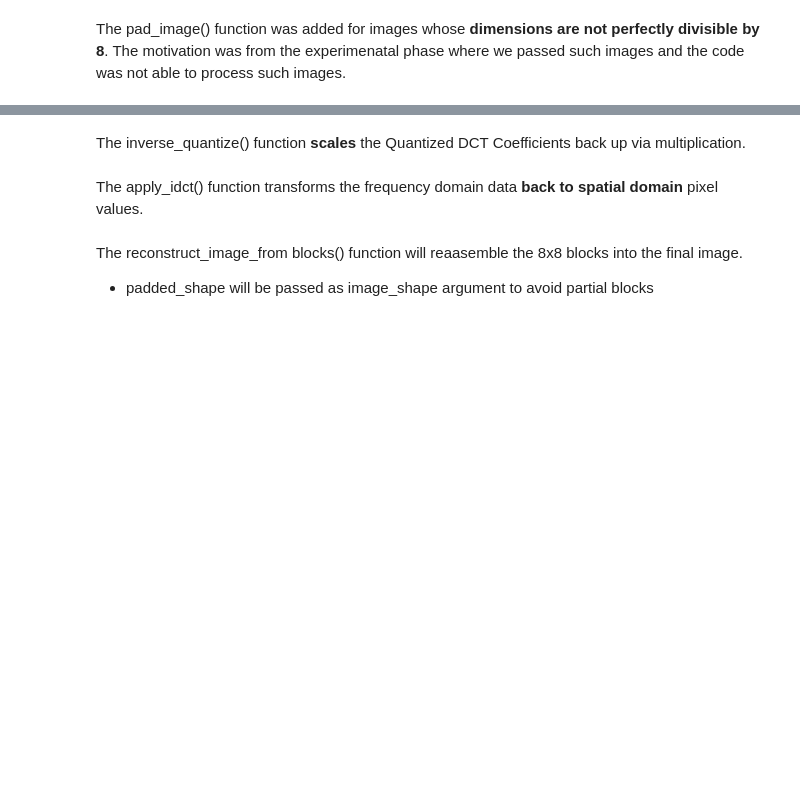
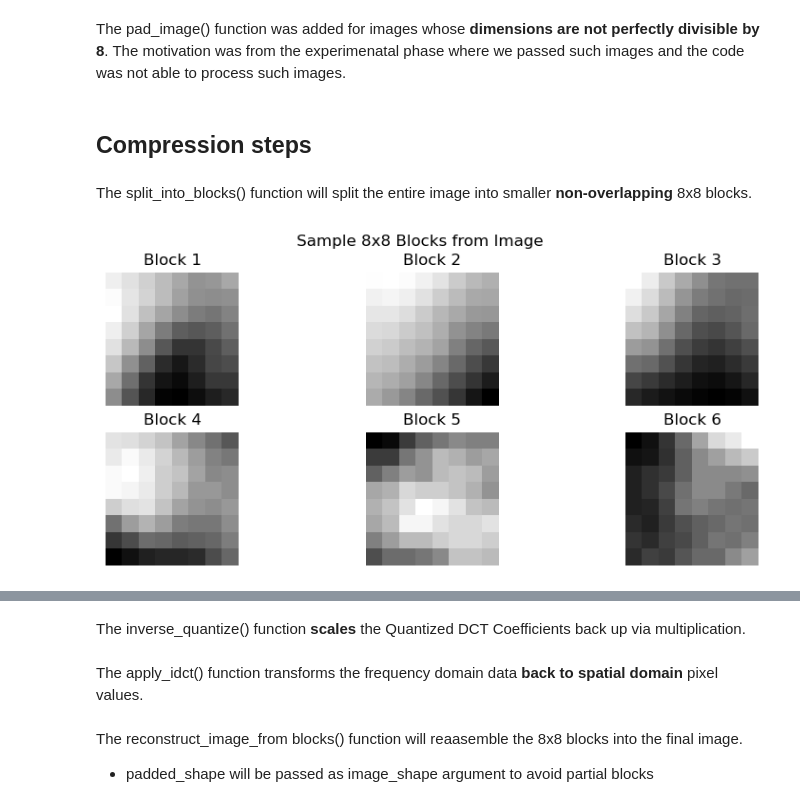
Before and after one commit to SaiyanSam/Image-Compression, a Jupyter notebook: Image Compression Gray.ipynb, the cells around one changed output, grey strips where cells are left out. Saved outputs shown, nothing was run; the diff lists cells and outputs as text; code cells hidden in the pictures; blank space fills up the shorter version.

```diff
--- a/Image Compression Gray.ipynb
+++ b/Image Compression Gray.ipynb
@@ -83,3 +28,31 @@ def pad_image(image, block_size=8):
     pad_w = (block_size - w % block_size) % block_size
     padded_image = np.pad(image, ((0, pad_h), (0, pad_w)), mode='constant', constant_values=0)
     return padded_image, padded_image.shape
+# %% [markdown]
+## Compression steps
+# %% [markdown]
+The split_into_blocks() function will split the entire image into smaller **non-overlapping** 8x8 blocks.
+# %%
+def split_into_blocks(channel, block_size=8):
+    h, w = channel.shape
+    blocks = []
+    for i in range(0, h, block_size):
+        for j in range(0, w, block_size):
+            block = channel[i:i+block_size, j:j+block_size]
+            if block.shape == (block_size, block_size):
+                blocks.append(block)
+    return np.array(blocks)
+
+padded_image, padded_shape = pad_image(image_data)
+blocks = split_into_blocks(padded_image)
+
+plt.figure(figsize=(10, 4))
+for i in range(6):
+    plt.subplot(2, 3, i + 1)
+    plt.imshow(blocks[i], cmap='gray')
+    plt.title(f"Block {i+1}")
+    plt.axis('off')
+plt.suptitle("Sample 8x8 Blocks from Image")
+plt.show()
+# %% [output]
+[figure, added]
```
Also changed, not shown: parts of 26 cells of this notebook.
